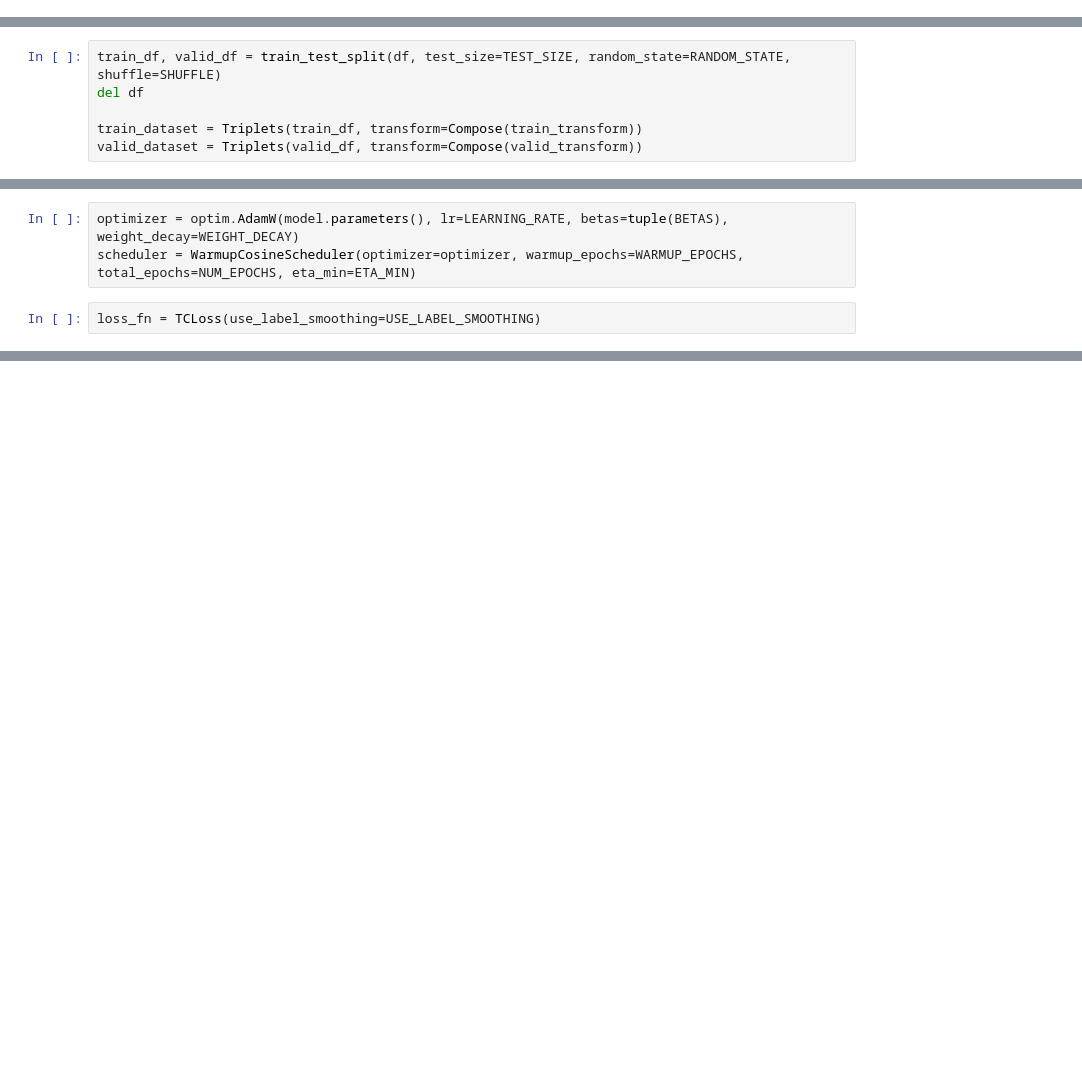
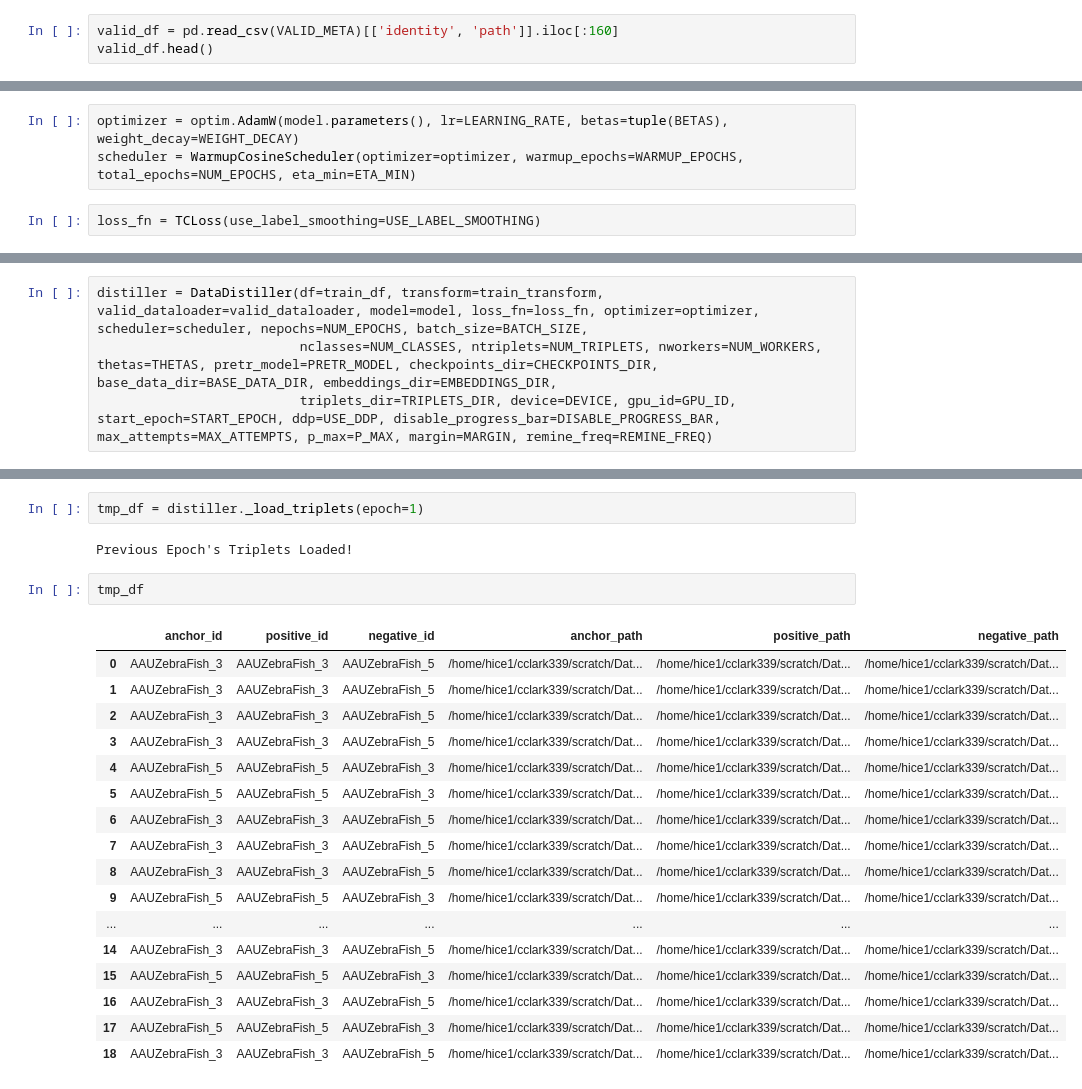
Before and after one commit to Human-Augment-Analytics/CichlidBowerTracking, a Jupyter notebook: cichlid_bower_tracking/debugging_and_experiments.ipynb, the cells around one changed output, grey strips where cells are left out. Cells and saved outputs as stored; diff of their text form; blank space fills up the shorter version.

```diff
--- a/cichlid_bower_tracking/debugging_and_experiments.ipynb
+++ b/cichlid_bower_tracking/debugging_and_experiments.ipynb
@@ -383,0 +116,3 @@ df.shape
+# %%
+valid_df = pd.read_csv(VALID_META)[['identity', 'path']].iloc[:160]
+valid_df.head()
@@ -396,10 +150,4 @@ valid_transform = [
     CenterCrop(TRAIN_DIM),
     Normalize(NORM_MEANS, NORM_STDS)
 ]
-# %%
-train_df, valid_df = train_test_split(df, test_size=TEST_SIZE, random_state=RANDOM_STATE, shuffle=SHUFFLE)
-del df
-
-train_dataset = Triplets(train_df, transform=Compose(train_transform))
-valid_dataset = Triplets(valid_df, transform=Compose(valid_transform))
 # %%
@@ -580,0 +165,4 @@ plt.savefig(FIGURES_DIR + 'intra_epoch_valid_losses_tmp.png')
+# %%
+distiller = DataDistiller(df=train_df, transform=train_transform, valid_dataloader=valid_dataloader, model=model, loss_fn=loss_fn, optimizer=optimizer, scheduler=scheduler, nepochs=NUM_EPOCHS, batch_size=BATCH_SIZE,
+                          nclasses=NUM_CLASSES, ntriplets=NUM_TRIPLETS, nworkers=NUM_WORKERS, thetas=THETAS, pretr_model=PRETR_MODEL, checkpoints_dir=CHECKPOINTS_DIR, base_data_dir=BASE_DATA_DIR, embeddings_dir=EMBEDDINGS_DIR,
+                          triplets_dir=TRIPLETS_DIR, device=DEVICE, gpu_id=GPU_ID, start_epoch=START_EPOCH, ddp=USE_DDP, disable_progress_bar=DISABLE_PROGRESS_BAR, max_attempts=MAX_ATTEMPTS, p_max=P_MAX, margin=MARGIN, remine_freq=REMINE_FREQ)
@@ -580,0 +447,24 @@ plt.savefig(FIGURES_DIR + 'intra_epoch_valid_losses_tmp.png')
+# %%
+tmp_df = distiller._load_triplets(epoch=1)
+# %% [output]
+Previous Epoch's Triplets Loaded!
+# %%
+tmp_df
+# %% [output]
+|  | anchor_id | positive_id | negative_id | anchor_path | positive_path | negative_path |
+| 0 | AAUZebraFish_3 | AAUZebraFish_3 | AAUZebraFish_5 | /home/hice1/cclark339/scratch/Dat... | /home/hice1/cclark339/scratch/Dat... | /home/hice1/cclark339/scratch/Dat... |
+| 1 | AAUZebraFish_3 | AAUZebraFish_3 | AAUZebraFish_5 | /home/hice1/cclark339/scratch/Dat... | /home/hice1/cclark339/scratch/Dat... | /home/hice1/cclark339/scratch/Dat... |
+| 2 | AAUZebraFish_3 | AAUZebraFish_3 | AAUZebraFish_5 | /home/hice1/cclark339/scratch/Dat... | /home/hice1/cclark339/scratch/Dat... | /home/hice1/cclark339/scratch/Dat... |
+| 3 | AAUZebraFish_3 | AAUZebraFish_3 | AAUZebraFish_5 | /home/hice1/cclark339/scratch/Dat... | /home/hice1/cclark339/scratch/Dat... | /home/hice1/cclark339/scratch/Dat... |
+| 4 | AAUZebraFish_5 | AAUZebraFish_5 | AAUZebraFish_3 | /home/hice1/cclark339/scratch/Dat... | /home/hice1/cclark339/scratch/Dat... | /home/hice1/cclark339/scratch/Dat... |
+| 5 | AAUZebraFish_5 | AAUZebraFish_5 | AAUZebraFish_3 | /home/hice1/cclark339/scratch/Dat... | /home/hice1/cclark339/scratch/Dat... | /home/hice1/cclark339/scratch/Dat... |
+| 6 | AAUZebraFish_3 | AAUZebraFish_3 | AAUZebraFish_5 | /home/hice1/cclark339/scratch/Dat... | /home/hice1/cclark339/scratch/Dat... | /home/hice1/cclark339/scratch/Dat... |
+| 7 | AAUZebraFish_3 | AAUZebraFish_3 | AAUZebraFish_5 | /home/hice1/cclark339/scratch/Dat... | /home/hice1/cclark339/scratch/Dat... | /home/hice1/cclark339/scratch/Dat... |
+| 8 | AAUZebraFish_3 | AAUZebraFish_3 | AAUZebraFish_5 | /home/hice1/cclark339/scratch/Dat... | /home/hice1/cclark339/scratch/Dat... | /home/hice1/cclark339/scratch/Dat... |
+| 9 | AAUZebraFish_5 | AAUZebraFish_5 | AAUZebraFish_3 | /home/hice1/cclark339/scratch/Dat... | /home/hice1/cclark339/scratch/Dat... | /home/hice1/cclark339/scratch/Dat... |
+| ... | ... | ... | ... | ... | ... | ... |
+| 14 | AAUZebraFish_3 | AAUZebraFish_3 | AAUZebraFish_5 | /home/hice1/cclark339/scratch/Dat... | /home/hice1/cclark339/scratch/Dat... | /home/hice1/cclark339/scratch/Dat... |
+| 15 | AAUZebraFish_5 | AAUZebraFish_5 | AAUZebraFish_3 | /home/hice1/cclark339/scratch/Dat... | /home/hice1/cclark339/scratch/Dat... | /home/hice1/cclark339/scratch/Dat... |
+| 16 | AAUZebraFish_3 | AAUZebraFish_3 | AAUZebraFish_5 | /home/hice1/cclark339/scratch/Dat... | /home/hice1/cclark339/scratch/Dat... | /home/hice1/cclark339/scratch/Dat... |
+| 17 | AAUZebraFish_5 | AAUZebraFish_5 | AAUZebraFish_3 | /home/hice1/cclark339/scratch/Dat... | /home/hice1/cclark339/scratch/Dat... | /home/hice1/cclark339/scratch/Dat... |
+| 18 | AAUZebraFish_3 | AAUZebraFish_3 | AAUZebraFish_5 | /home/hice1/cclark339/scratch/Dat... | /home/hice1/cclark339/scratch/Dat... | /home/hice1/cclark339/scratch/Dat... |
```
Also changed, not shown: parts of 85 cells of this notebook.
